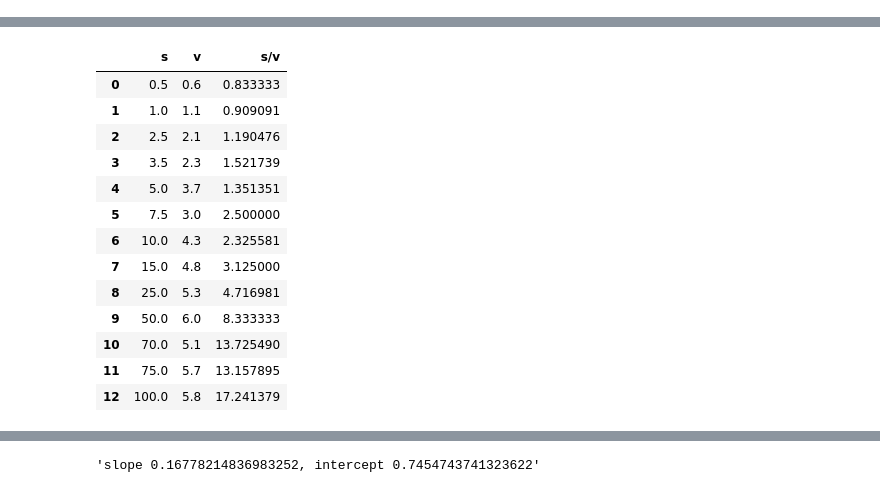
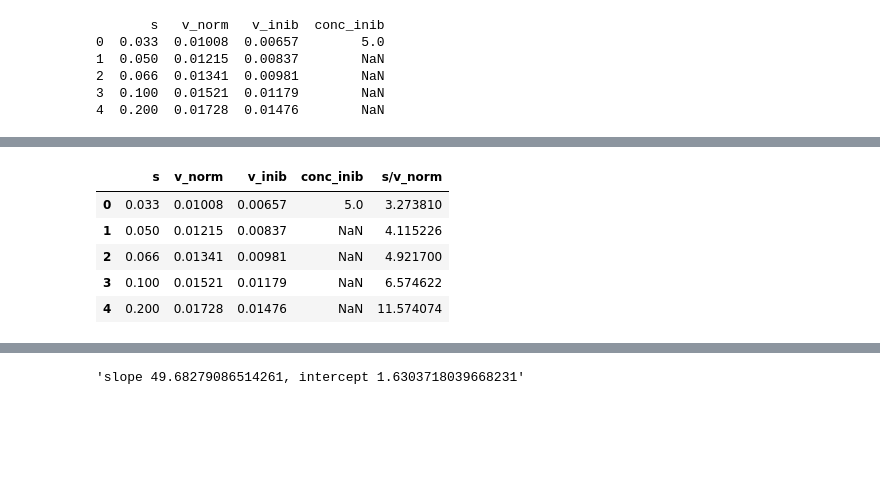
Before and after one commit to ThomasMasoero/primi, a Jupyter notebook: Hanes.ipynb, the cells around one changed output, grey strips where cells are left out. Drawn from its saved outputs; the diff is of its cells as text; code cells hidden in the pictures; blank space fills up the shorter version.

```diff
--- a/Hanes.ipynb
+++ b/Hanes.ipynb
@@ -22,3 +1,16 @@ df
+# %%
+import pandas as pd
+
+df = pd.read_excel (r'C:\Users\thomas\Documents\università\valetti\line.xlsx')
+df.columns = ['s', 'v_norm', 'v_inib', 'conc_inib']
+print (df)
+# %% [output]
+       s   v_norm   v_inib  conc_inib
+0  0.033  0.01008  0.00657        5.0
+1  0.050  0.01215  0.00837        NaN
+2  0.066  0.01341  0.00981        NaN
+3  0.100  0.01521  0.01179        NaN
+4  0.200  0.01728  0.01476        NaN
 # %%
 from bokeh.plotting import figure, show, output_notebook
 param = dict(width = 700, height = 250,
@@ -30,23 +22,15 @@ output_notebook()
 Loading BokehJS ...
 [interactive output not drawn]
 # %%
-df['s/v'] = df['s'] / df['v']
+df['s/v_norm'] = df['s'] / df['v_norm']
 df
 # %% [output]
-|  | s | v | s/v |
-| 0 | 0.5 | 0.6 | 0.833333 |
-| 1 | 1.0 | 1.1 | 0.909091 |
-| 2 | 2.5 | 2.1 | 1.190476 |
-| 3 | 3.5 | 2.3 | 1.521739 |
-| 4 | 5.0 | 3.7 | 1.351351 |
-| 5 | 7.5 | 3.0 | 2.500000 |
-| 6 | 10.0 | 4.3 | 2.325581 |
-| 7 | 15.0 | 4.8 | 3.125000 |
-| 8 | 25.0 | 5.3 | 4.716981 |
-| 9 | 50.0 | 6.0 | 8.333333 |
-| 10 | 70.0 | 5.1 | 13.725490 |
-| 11 | 75.0 | 5.7 | 13.157895 |
-| 12 | 100.0 | 5.8 | 17.241379 |
+|  | s | v_norm | v_inib | conc_inib | s/v_norm |
+| 0 | 0.033 | 0.01008 | 0.00657 | 5.0 | 3.273810 |
+| 1 | 0.050 | 0.01215 | 0.00837 | NaN | 4.115226 |
+| 2 | 0.066 | 0.01341 | 0.00981 | NaN | 4.921700 |
+| 3 | 0.100 | 0.01521 | 0.01179 | NaN | 6.574622 |
+| 4 | 0.200 | 0.01728 | 0.01476 | NaN | 11.574074 |
 # %%
 p = figure(x_axis_label='Concentrazione substrato',
            y_axis_label='Velocità di reazione',
@@ -59,10 +43,10 @@ show( p )
 [interactive output not drawn]
 # %%
 from scipy.stats import linregress
-slope, intercept, r_value, p_value, std_err = linregress( df['s'], df['s/v'] )
+slope, intercept, r_value, p_value, std_err = linregress( df['s'], df['s/v_norm'] )
 'slope {}, intercept {}'.format(slope,intercept)
 # %% [output]
-'slope 0.16778214836983252, intercept 0.7454743741323622'
+'slope 49.68279086514261, intercept 1.6303718039668231'
 # %%
 from numpy import array
 # %%
```
Also changed, not shown: parts of 3 cells of this notebook, 2 other files.
